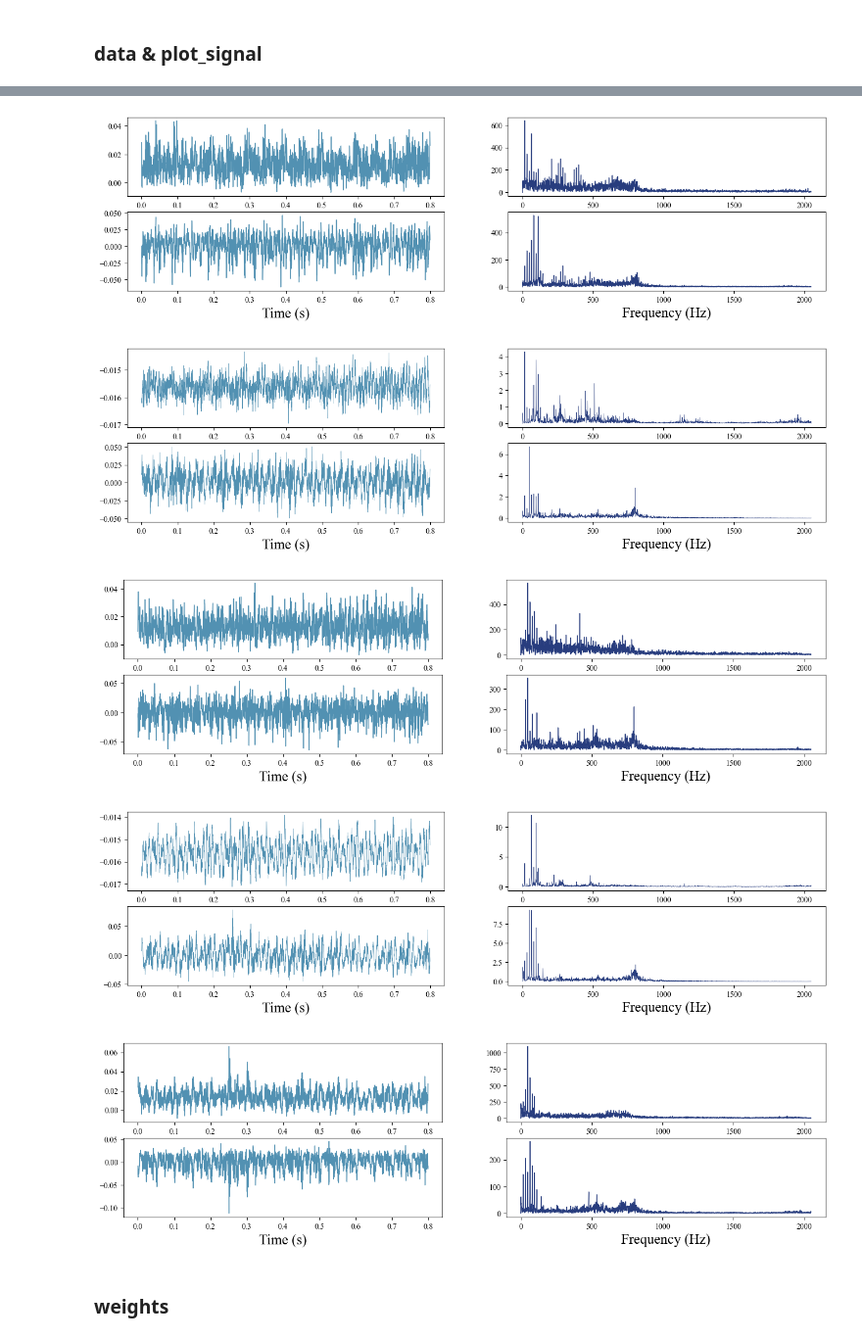
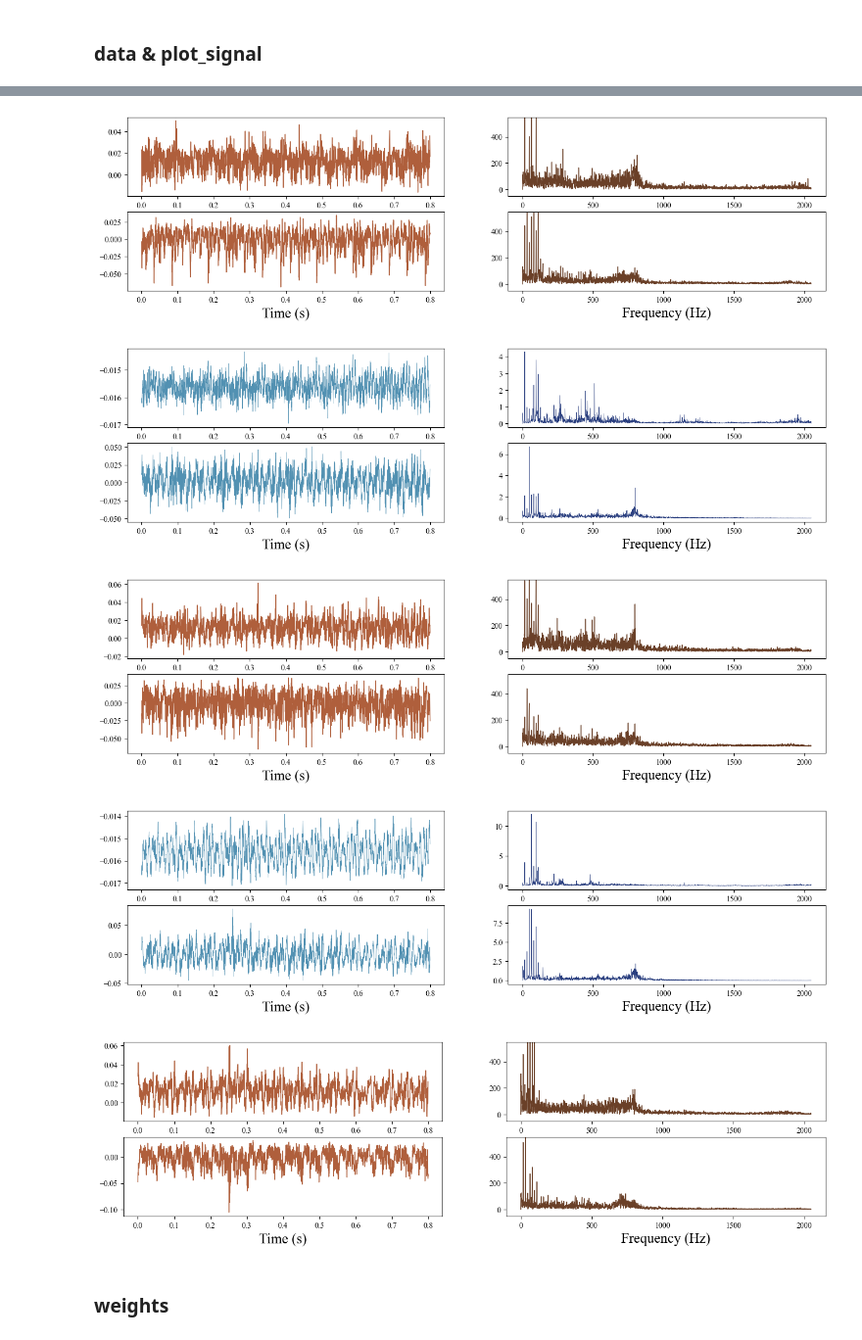
Before and after one commit to liq22/Unified_X_fault_diagnosis, a Jupyter notebook: plot_seu.ipynb, the cells around one changed output, grey strips where cells are left out. Shown at 98% size. Saved outputs shown, nothing was run; the diff lists cells and outputs as text; code cells hidden in the pictures.

```diff
--- a/plot_seu.ipynb
+++ b/plot_seu.ipynb
@@ -25,7 +25,7 @@ signal_processing_modules, feature_extractor_modules = config_network(configs,ar
 MODEL_DICT = {'TSPN': lambda args: Transparent_Signal_Processing_Network(signal_processing_modules, feature_extractor_modules,args)}
 model_plain = MODEL_DICT[args.model](args)
 model = Basic_plmodel(model_plain, args)
-state_dict = torch.load("./save/test/model_seu/tspn.ckpt")
+state_dict = torch.load("./save/test/model_seu/tspn_epoch0.ckpt")
 model.load_state_dict(state_dict['state_dict'])
 # print(model)
 # %% [output]
@@ -61,8 +61,9 @@ def plot_signal(signal, savename):
         t = np.linspace(0, 4096/5120, signal_time.shape[0])
         signal_time = signal_time.detach().cpu().numpy()
         signal_fft = compute_frequency_domain(signal[i,:])
-        axs[i,0].plot(t, signal_time,linewidth=1.0 ,c='#5291B2')
-        axs[i,1].plot(signal_fft,linewidth=1.0 ,c='#283D7E')
+        axs[i,0].plot(t, signal_time,linewidth=1.0 ,c='#AF5F3C')
+        axs[i,1].plot(signal_fft,linewidth=1.0 ,c='#6A4028')
+        axs[i,1].set_ylim(-50,550)
         if i == 1:
             axs[i,0].set_xlabel('Time (s)', fontsize=18)
             axs[i,1].set_xlabel('Frequency (Hz)', fontsize=18)
@@ -92,9 +93,9 @@ def plot_ori_signal(number, signal, savename):
 ### data & plot_signal
 # %%
 fault_type_list = ['Norm', 'IF', 'BF', 'OF', 'CF']
-test_signal = np.load("E:/dateset/generate/SEU_bearing/SEU_bearing_20Hz_2_data.npy")
+test_signal = np.load("E:/dataset/generate/SEU_bearing/SEU_bearing_20Hz_2_data.npy")
 print(test_signal.shape)
-test_label = np.load("E:/dateset/generate/SEU_bearing/SEU_bearing_20Hz_2_label.npy")
+test_label = np.load("E:/dataset/generate/SEU_bearing/SEU_bearing_20Hz_2_label.npy")
 # 确定每种类别的结束索引
 end_indices = {label: idx for idx, label in enumerate(test_label)}
 print(end_indices)
@@ -122,9 +123,9 @@ torch.Size([12, 4096])
 [figure]
-[figure, old version]
+[figure, new version]
 [figure]
-[figure, old version]
+[figure, new version]
 [figure]
-[figure, old version]
+[figure, new version]
 # %% [markdown]
 ### weights
 # %%
```
Also changed, not shown: parts of 14 cells of this notebook, 23 other files.
